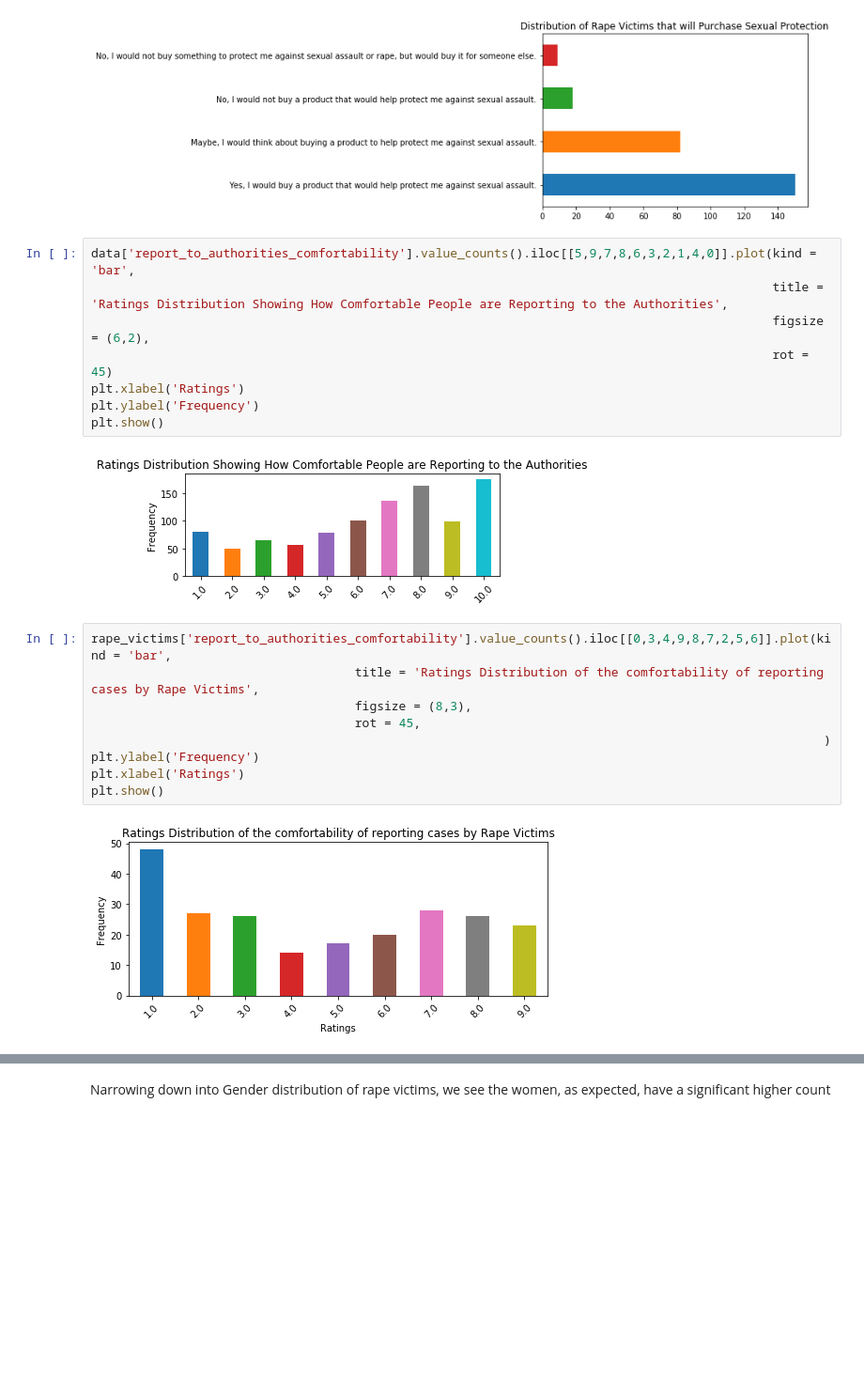
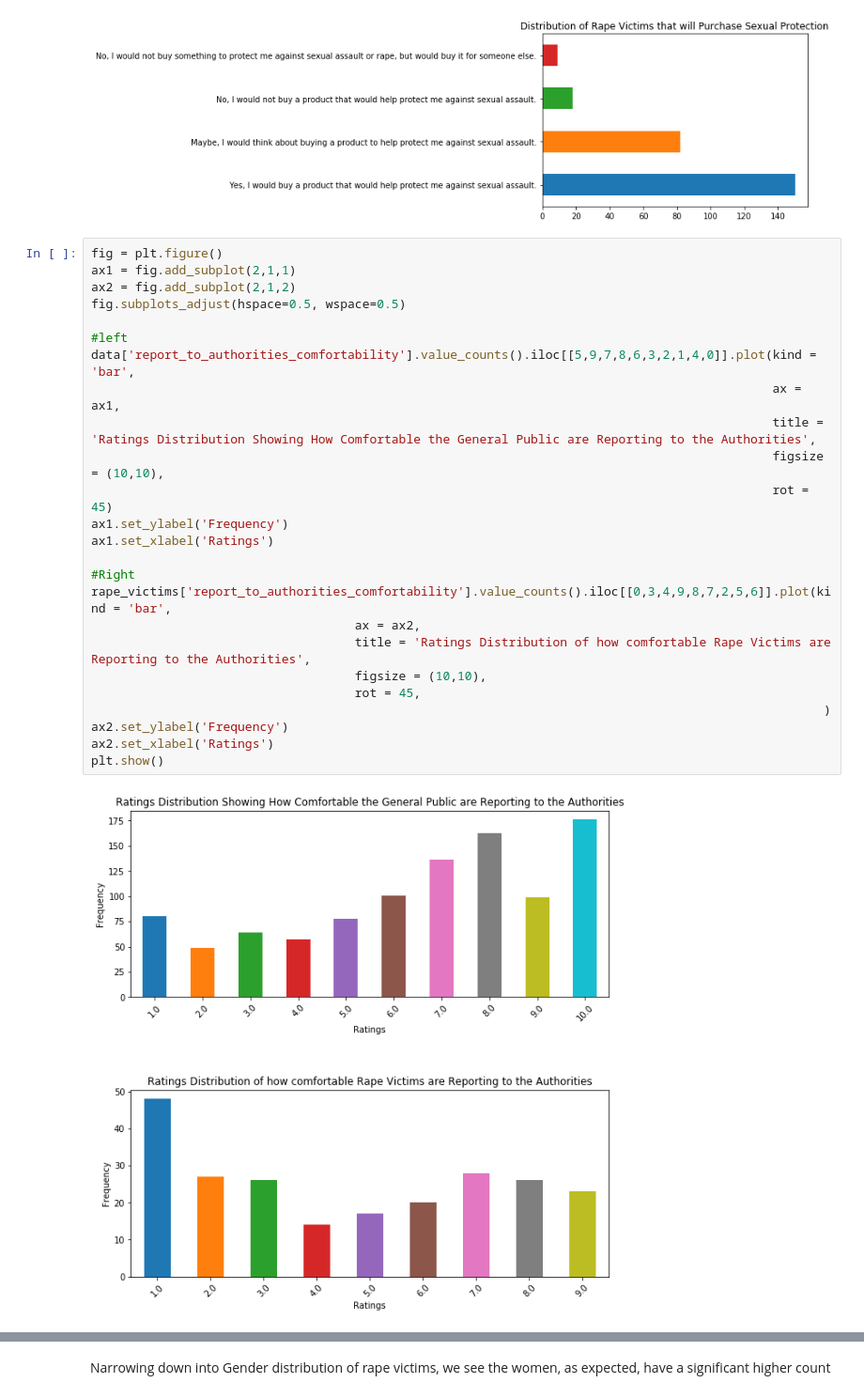
Before and after one commit to Uchencho/Analysis_On_Sexual_Assault_Victims, a Jupyter notebook: Uche_Sexual_Assault_Analysis.ipynb, the cells around one changed output, grey strips where cells are left out. Shown at 94% size. Drawn from its saved outputs; the diff is of its cells as text; blank space fills up the shorter version.

```diff
--- a/Uche_Sexual_Assault_Analysis.ipynb
+++ b/Uche_Sexual_Assault_Analysis.ipynb
@@ -427,25 +427,31 @@ rape_victims['purchase_sexual_protection'].value_counts().plot(kind = 'barh',
 plt.show()
 # %% [output]
 [figure]
-# %%
-data['report_to_authorities_comfortability'].value_counts().iloc[[5,9,7,8,6,3,2,1,4,0]].plot(kind = 'bar',
-                                                                                             title = 'Ratings Distribution Showing How Comfortable People are Reporting to the Authorities',
-                                                                                             figsize = (6,2),
-                                                                                             rot = 45)
-plt.xlabel('Ratings')
-plt.ylabel('Frequency')
-plt.show()
-# %% [output]
-[figure, removed]
-# %%
-rape_victims['report_to_authorities_comfortability'].value_counts().iloc[[0,3,4,9,8,7,2,5,6]].plot(kind = 'bar',
-                                    title = 'Ratings Distribution of the comfortability of reporting cases by Rape Victims',
-                                    figsize = (8,3),
-                                    rot = 45,
-                                                                                                    )
-plt.ylabel('Frequency')
-plt.xlabel('Ratings')
-plt.show()
-# %% [output]
-[figure, removed]
+# %%
+fig = plt.figure()
+ax1 = fig.add_subplot(2,1,1)
+ax2 = fig.add_subplot(2,1,2)
+fig.subplots_adjust(hspace=0.5, wspace=0.5)
+
+#left
+data['report_to_authorities_comfortability'].value_counts().iloc[[5,9,7,8,6,3,2,1,4,0]].plot(kind = 'bar',
+                                                                                             ax = ax1,
+                                                                                             title = 'Ratings Distribution Showing How Comfortable the General Public are Reporting to the Authorities',
+                                                                                             figsize = (10,10),
+                                                                                             rot = 45)
+ax1.set_ylabel('Frequency')
+ax1.set_xlabel('Ratings')
+
+#Right
+rape_victims['report_to_authorities_comfortability'].value_counts().iloc[[0,3,4,9,8,7,2,5,6]].plot(kind = 'bar',
+                                    ax = ax2,
+                                    title = 'Ratings Distribution of how comfortable Rape Victims are Reporting to the Authorities',
+                                    figsize = (10,10),
+                                    rot = 45,
+                                                                                                    )
+ax2.set_ylabel('Frequency')
+ax2.set_xlabel('Ratings')
+plt.show()
+# %% [output]
+[figure, added]
 # %% [markdown]
```
Also changed, not shown: parts of 19 cells of this notebook.
